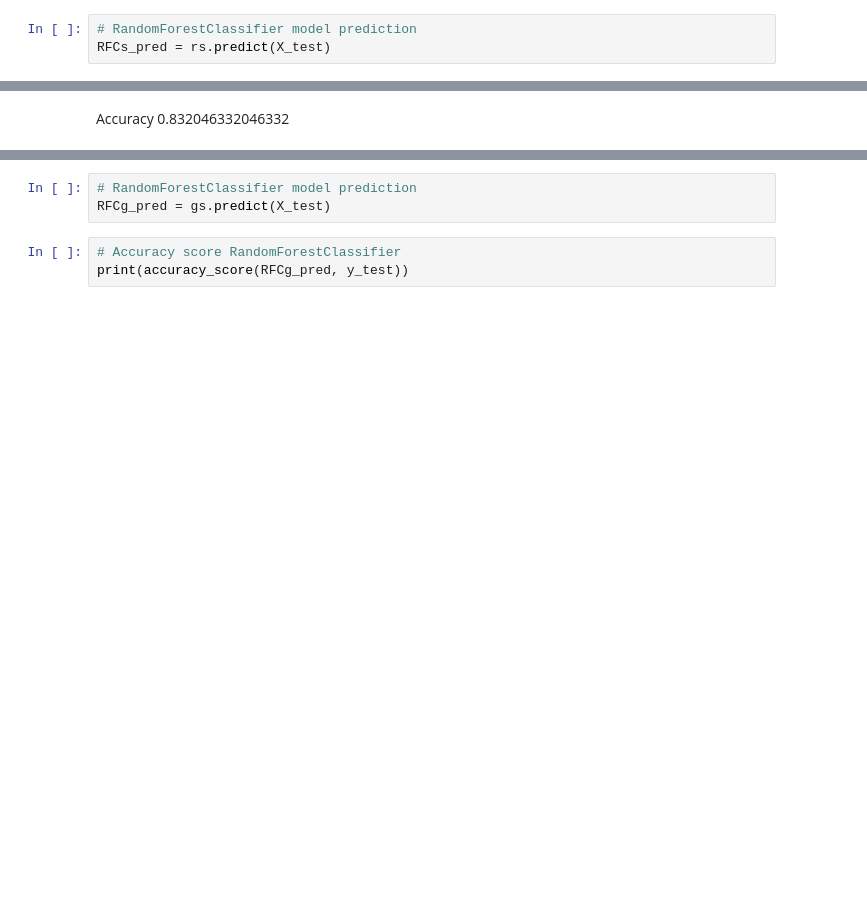
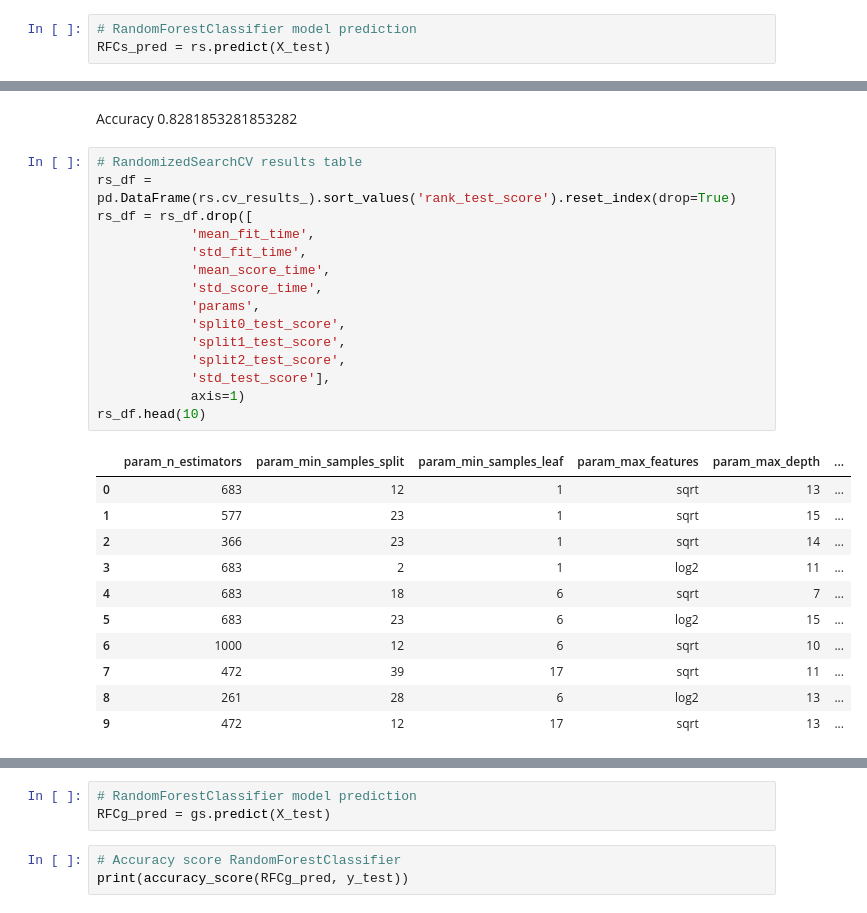
Before and after one commit to Cepera90/test, a Jupyter notebook: test_3.ipynb, the cells around one changed output, grey strips where cells are left out. Cells and saved outputs as stored; diff of their text form; blank space fills up the shorter version.

```diff
--- a/test_3.ipynb
+++ b/test_3.ipynb
@@ -195,2 +160,29 @@ print(accuracy_score(RFCs_pred, y_test))
 # %% [markdown]
-Accuracy 0.832046332046332
+Accuracy 0.8281853281853282
+# %%
+# RandomizedSearchCV results table
+rs_df = pd.DataFrame(rs.cv_results_).sort_values('rank_test_score').reset_index(drop=True)
+rs_df = rs_df.drop([
+            'mean_fit_time',
+            'std_fit_time',
+            'mean_score_time',
+            'std_score_time',
+            'params',
+            'split0_test_score',
+            'split1_test_score',
+            'split2_test_score',
+            'std_test_score'],
+            axis=1)
+rs_df.head(10)
+# %% [output]
+|  | param_n_estimators | param_min_samples_split | param_min_samples_leaf | param_max_features | param_max_depth | ... |
+| 0 | 683 | 12 | 1 | sqrt | 13 | ... |
+| 1 | 577 | 23 | 1 | sqrt | 15 | ... |
+| 2 | 366 | 23 | 1 | sqrt | 14 | ... |
+| 3 | 683 | 2 | 1 | log2 | 11 | ... |
+| 4 | 683 | 18 | 6 | sqrt | 7 | ... |
+| 5 | 683 | 23 | 6 | log2 | 15 | ... |
+| 6 | 1000 | 12 | 6 | sqrt | 10 | ... |
+| 7 | 472 | 39 | 17 | sqrt | 11 | ... |
+| 8 | 261 | 28 | 6 | log2 | 13 | ... |
+| 9 | 472 | 12 | 17 | sqrt | 13 | ... |
```
Also changed, not shown: parts of 23 cells of this notebook.
